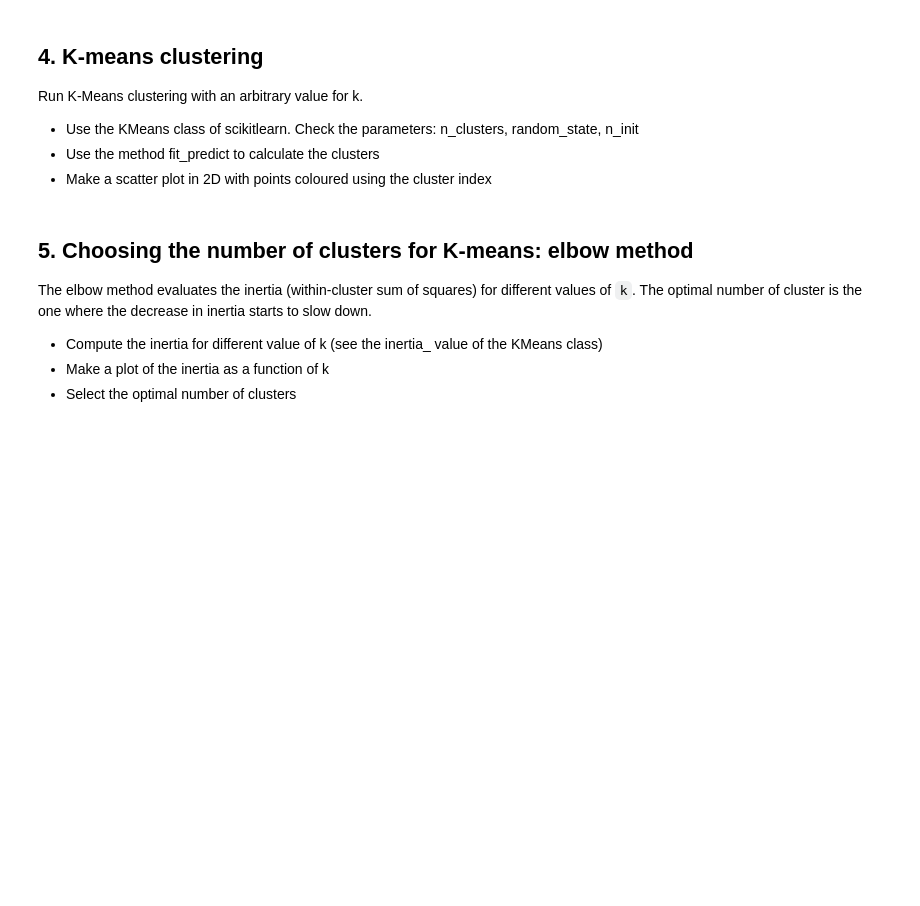
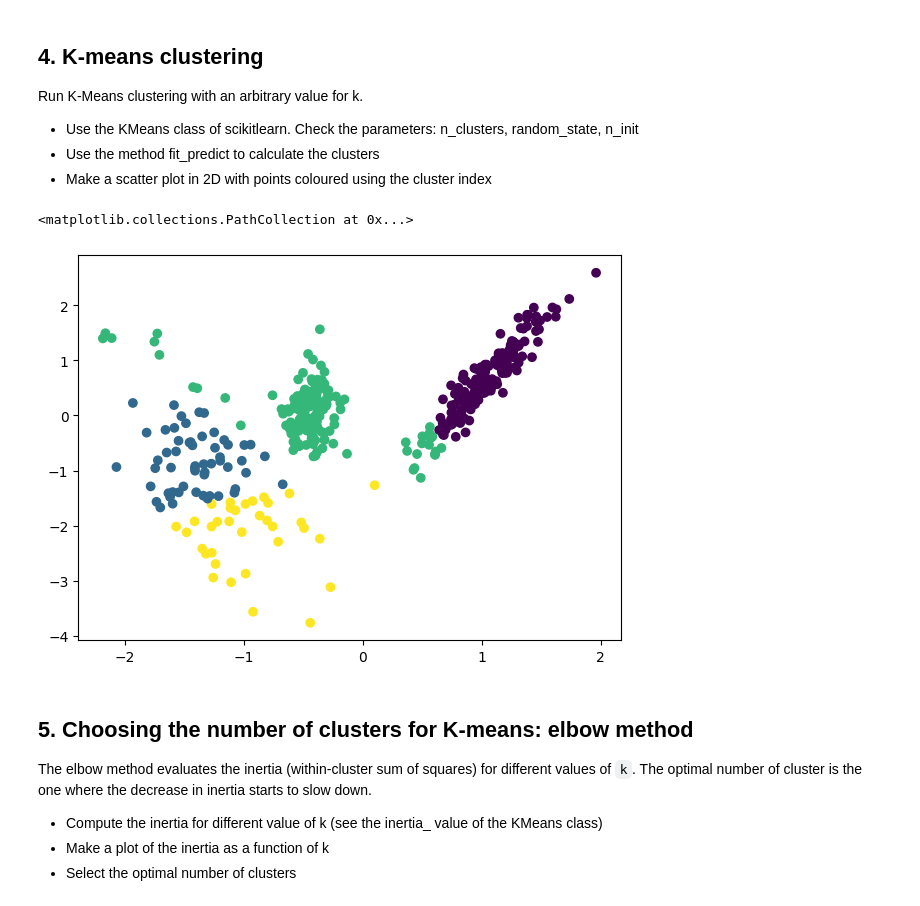
Before and after one commit to MatteoBaraldi/Machine-Learning-for-Bioengineering, a Jupyter notebook: MOD-2/01_clustering_exercises/exercise_kmeans_gmm.ipynb, the cells around one changed output. Drawn from its saved outputs; the diff is of its cells as text; code cells hidden in the pictures; blank space fills up the shorter version.

```diff
--- a/MOD-2/01_clustering_exercises/exercise_kmeans_gmm.ipynb
+++ b/MOD-2/01_clustering_exercises/exercise_kmeans_gmm.ipynb
@@ -117,6 +122,14 @@ Run K-Means clustering with an arbitrary value for k.
 * Use the KMeans class of scikitlearn. Check the parameters: n_clusters, random_state, n_init
 * Use the method fit_predict to calculate the clusters
 * Make a scatter plot in 2D with points coloured using the cluster index
+# %%
+k = 4
+km = KMeans(n_clusters=k, random_state=42)
+y_c = km.fit_predict(X_scaled)
+plt.scatter(X_scaled[:, 0], X_scaled[:, 1], c=y_c)
+# %% [output]
+<matplotlib.collections.PathCollection at 0x...>
+[figure, added]
 # %% [markdown]
 ## 5. Choosing the number of clusters for K-means: elbow method
 
```
Also changed, not shown: parts of 5 cells of this notebook.
